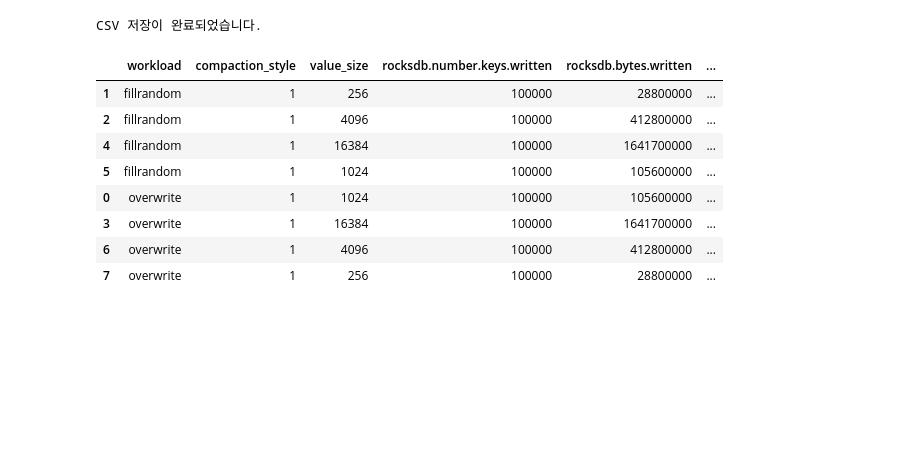
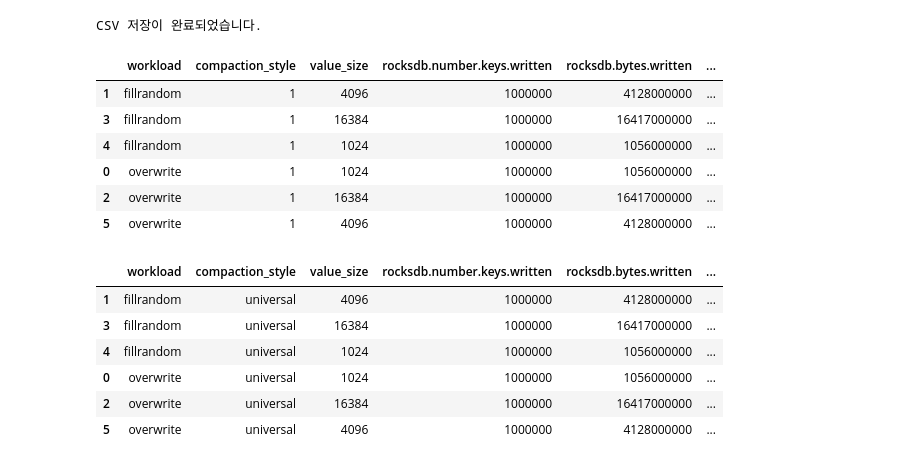
Before and after one commit to yrc00/opensource_sw_analysis, a Jupyter notebook: Lab1/H1/h1_analysis.ipynb, the cells around one changed output. Saved outputs shown, nothing was run; the diff lists cells and outputs as text; code cells hidden in the pictures; blank space fills up the shorter version.

```diff
--- a/Lab1/H1/h1_analysis.ipynb
+++ b/Lab1/H1/h1_analysis.ipynb
@@ -245,17 +335,19 @@ CSV 저장이 완료되었습니다.
 # %%
 import pandas as pd
 
-# CSV 파일을 읽어 DataFrame으로 변환
-df = pd.read_csv(csv_output_path)
+# CSV 파일 읽기
+df = pd.read_csv("./h1_universal_output.csv")
+
+# workload, compaction_style 기준 정렬
 df_sorted = df.sort_values(by=["workload", "compaction_style"])
+
+# 정렬된 데이터프레임 출력
 df_sorted
 # %% [output]
 |  | workload | compaction_style | value_size | rocksdb.number.keys.written | rocksdb.bytes.written | ... |
-| 1 | fillrandom | 1 | 256 | 100000 | 28800000 | ... |
-| 2 | fillrandom | 1 | 4096 | 100000 | 412800000 | ... |
-| 4 | fillrandom | 1 | 16384 | 100000 | 1641700000 | ... |
-| 5 | fillrandom | 1 | 1024 | 100000 | 105600000 | ... |
-| 0 | overwrite | 1 | 1024 | 100000 | 105600000 | ... |
-| 3 | overwrite | 1 | 16384 | 100000 | 1641700000 | ... |
-| 6 | overwrite | 1 | 4096 | 100000 | 412800000 | ... |
-| 7 | overwrite | 1 | 256 | 100000 | 28800000 | ... |
+| 1 | fillrandom | 1 | 4096 | 1000000 | 4128000000 | ... |
+| 3 | fillrandom | 1 | 16384 | 1000000 | 16417000000 | ... |
+| 4 | fillrandom | 1 | 1024 | 1000000 | 1056000000 | ... |
+| 0 | overwrite | 1 | 1024 | 1000000 | 1056000000 | ... |
+| 2 | overwrite | 1 | 16384 | 1000000 | 16417000000 | ... |
+| 5 | overwrite | 1 | 4096 | 1000000 | 4128000000 | ... |
@@ -261,0 +374,12 @@ df_sorted
+# %%
+
+# 정렬된 데이터프레임 출력
+df_sorted
+# %% [output]
+|  | workload | compaction_style | value_size | rocksdb.number.keys.written | rocksdb.bytes.written | ... |
+| 1 | fillrandom | universal | 4096 | 1000000 | 4128000000 | ... |
+| 3 | fillrandom | universal | 16384 | 1000000 | 16417000000 | ... |
+| 4 | fillrandom | universal | 1024 | 1000000 | 1056000000 | ... |
+| 0 | overwrite | universal | 1024 | 1000000 | 1056000000 | ... |
+| 2 | overwrite | universal | 16384 | 1000000 | 16417000000 | ... |
+| 5 | overwrite | universal | 4096 | 1000000 | 4128000000 | ... |
```
Also changed, not shown: parts of 11 cells of this notebook, 38 other files.
